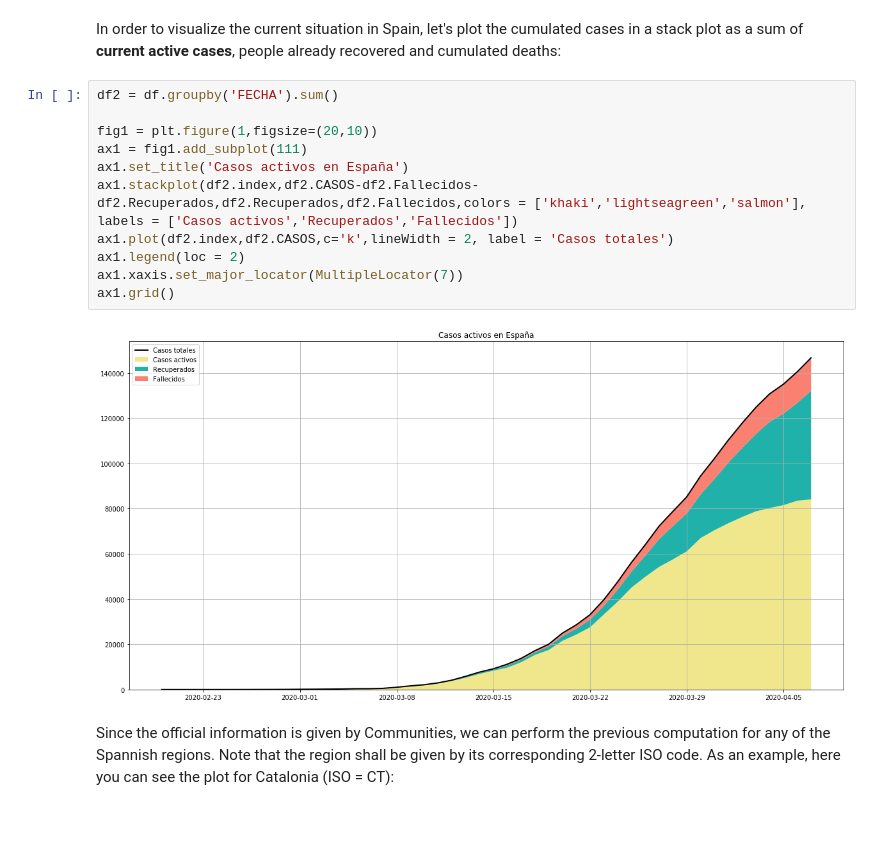
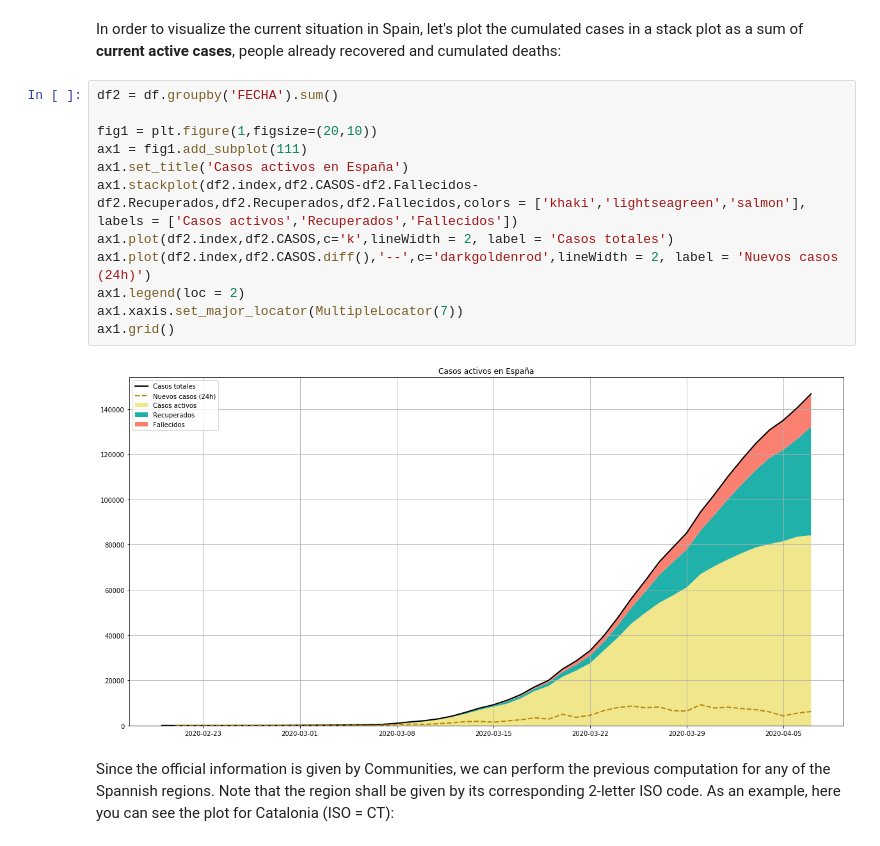
Before and after one commit to Inami13/COVID-19, a Jupyter notebook: COVID19_Spain.ipynb, the cells around one changed output. Drawn from its saved outputs; the diff is of its cells as text.

```diff
--- a/COVID19_Spain.ipynb
+++ b/COVID19_Spain.ipynb
@@ -17,16 +17,17 @@ In order to visualize the current situation in Spain, let's plot the cumulated c
 # %%
 df2 = df.groupby('FECHA').sum()
 
 fig1 = plt.figure(1,figsize=(20,10))
 ax1 = fig1.add_subplot(111)
 ax1.set_title('Casos activos en España')
 ax1.stackplot(df2.index,df2.CASOS-df2.Fallecidos-df2.Recuperados,df2.Recuperados,df2.Fallecidos,colors = ['khaki','lightseagreen','salmon'], labels = ['Casos activos','Recuperados','Fallecidos'])
 ax1.plot(df2.index,df2.CASOS,c='k',lineWidth = 2, label = 'Casos totales')
+ax1.plot(df2.index,df2.CASOS.diff(),'--',c='darkgoldenrod',lineWidth = 2, label = 'Nuevos casos (24h)')
 ax1.legend(loc = 2)
 ax1.xaxis.set_major_locator(MultipleLocator(7))
 ax1.grid()
 # %% [output]
-[figure, old version]
+[figure, new version]
 # %% [markdown]
 Since the official information is given by Communities, we can perform the previous computation for any of the Spannish regions. Note that the region shall be given by its corresponding 2-letter ISO code. As an example, here you can see the plot for Catalonia (ISO = CT):
 # %%
```
Also changed, not shown: parts of 1 cell of this notebook, 6 other files.
